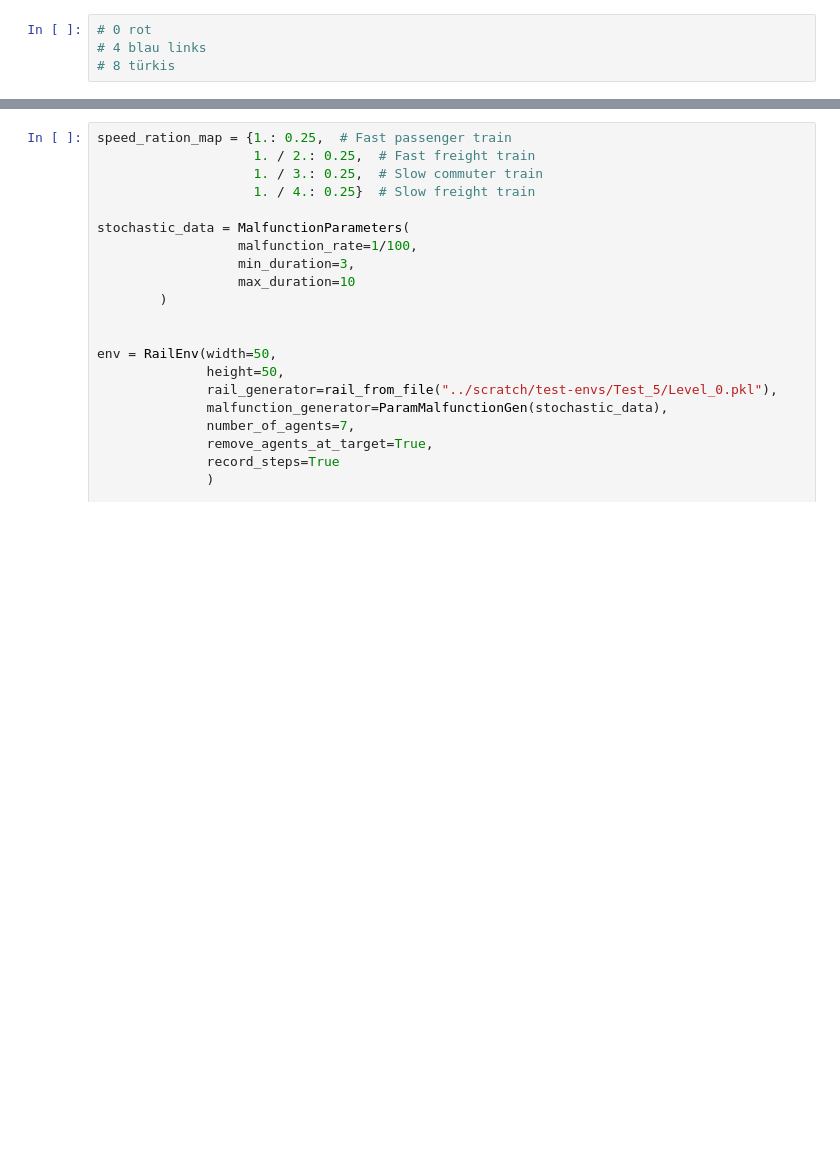
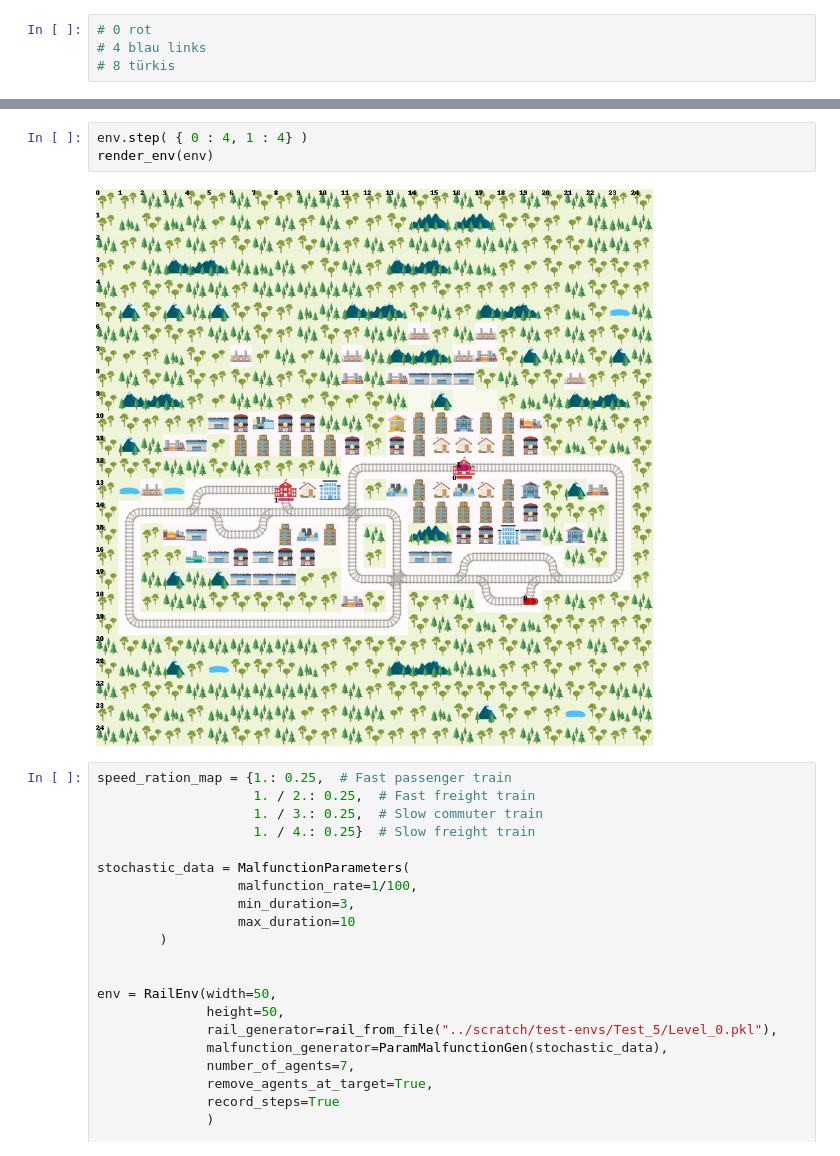
Before and after one commit to kaiserm99/Bachelor-Arbeit-KI, a Jupyter notebook: first_steps/first_steps_cbs.ipynb, the cells around one changed output, grey strips where cells are left out. Saved outputs shown, nothing was run; the diff lists cells and outputs as text; blank space fills up the shorter version.

```diff
--- a/first_steps/first_steps_cbs.ipynb
+++ b/first_steps/first_steps_cbs.ipynb
@@ -289,3 +297,8 @@ env.agents[0].speed_data['speed']
+# %%
+env.step( { 0 : 4, 1 : 4} )
+render_env(env)
+# %% [output]
+[figure, added]
 # %%
 speed_ration_map = {1.: 0.25,  # Fast passenger train
                     1. / 2.: 0.25,  # Fast freight train
```
Also changed, not shown: parts of 5 cells of this notebook, 19 other files.
